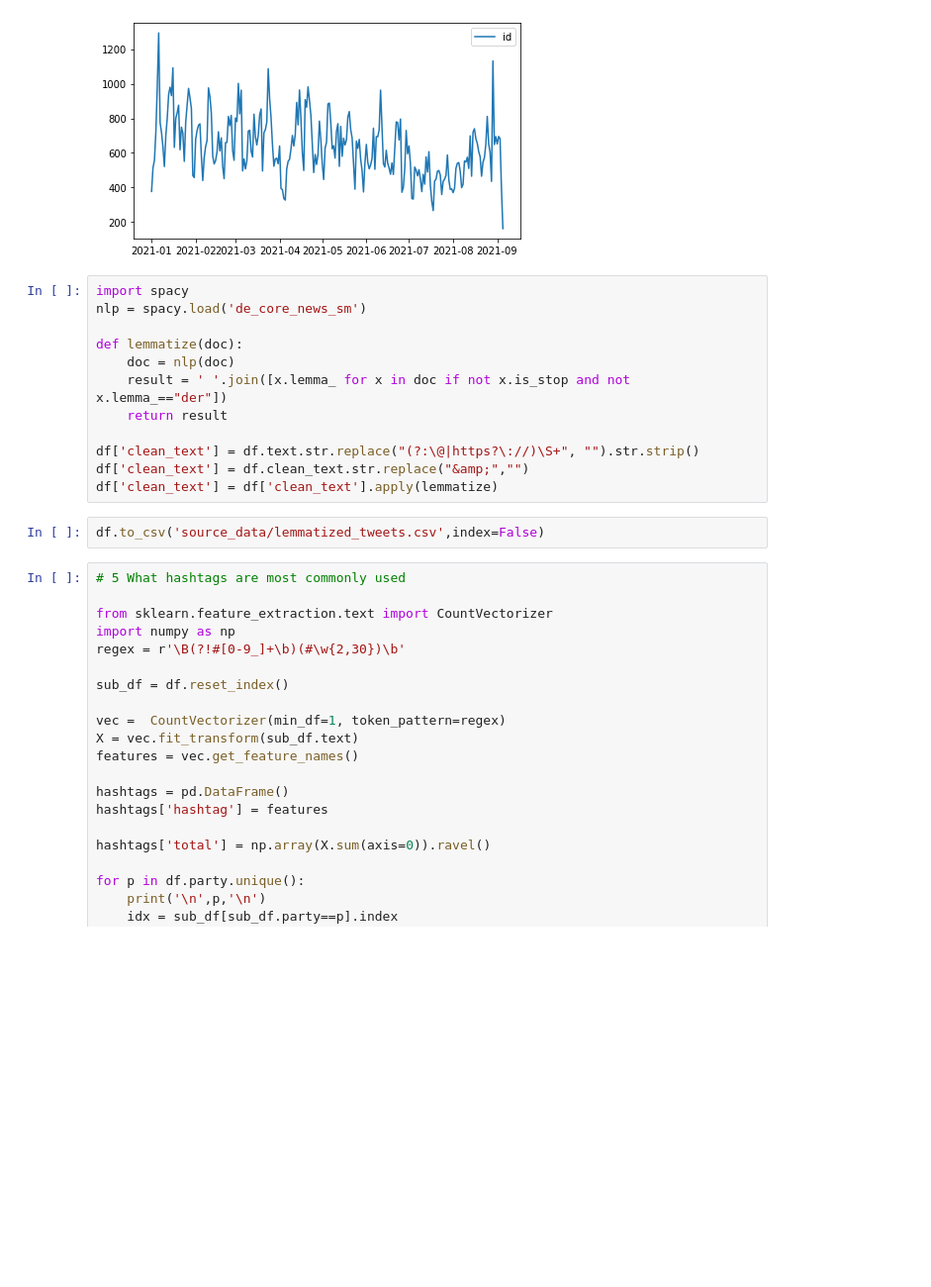
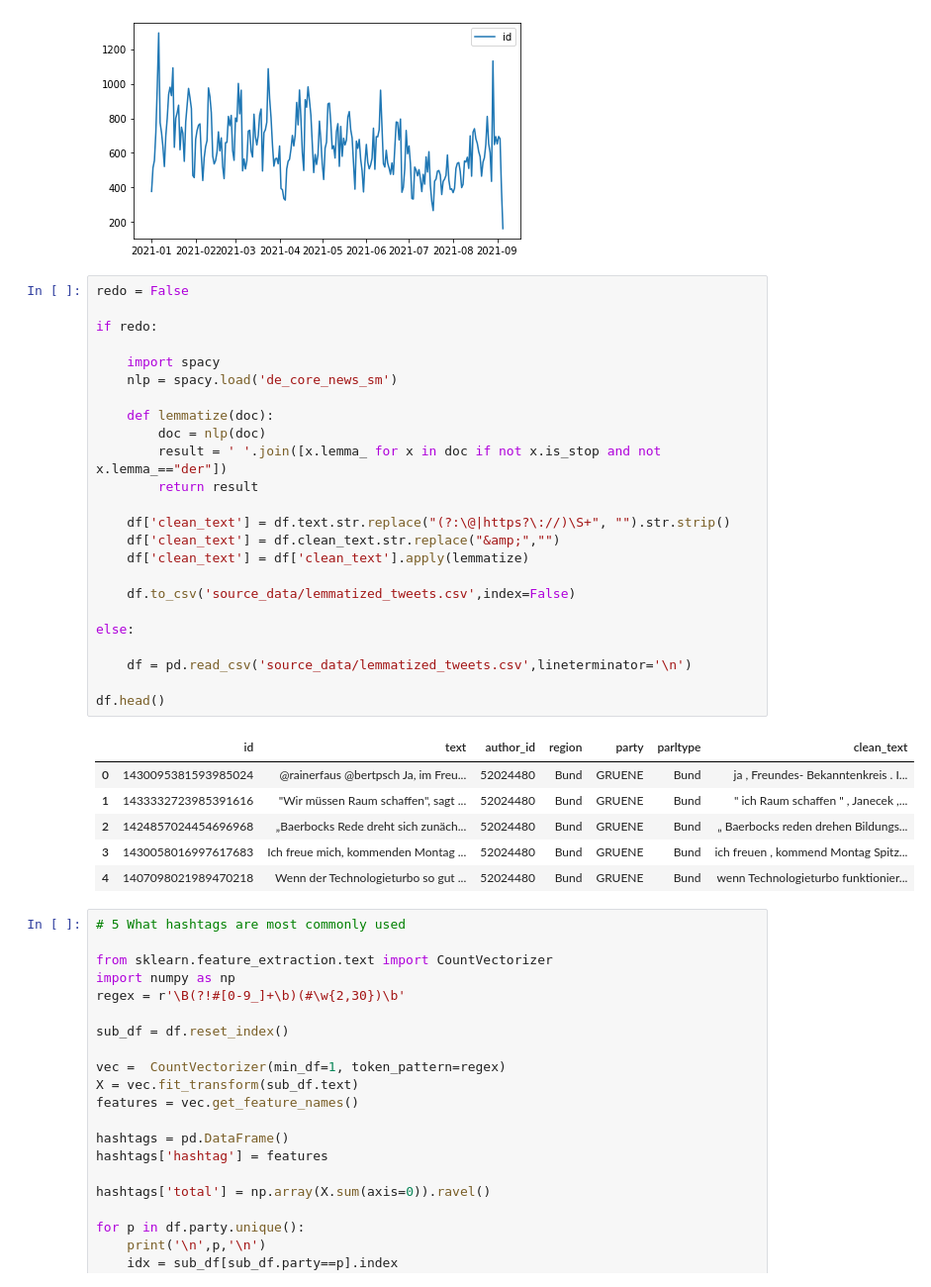
Before and after one commit to mcallaghan/ts-bundestag-tweets, a Jupyter notebook: Topics/fg_ht_themes.ipynb, the cells around one changed output. Shown: that part at 99% size. Saved outputs shown, nothing was run; the diff lists cells and outputs as text; blank space fills up the shorter version.

```diff
--- a/Topics/fg_ht_themes.ipynb
+++ b/Topics/fg_ht_themes.ipynb
@@ -78,19 +78,36 @@ counts.plot(ax=ax)
 <matplotlib.axes._subplots.AxesSubplot at 0x...>
 [figure]
 # %%
-import spacy
-nlp = spacy.load('de_core_news_sm')
+redo = False
 
-def lemmatize(doc):
-    doc = nlp(doc)
-    result = ' '.join([x.lemma_ for x in doc if not x.is_stop and not x.lemma_=="der"])
-    return result
+if redo:
 
-df['clean_text'] = df.text.str.replace("(?:\@|https?\://)\S+", "").str.strip()
-df['clean_text'] = df.clean_text.str.replace("&amp;","")
-df['clean_text'] = df['clean_text'].apply(lemmatize)
+    import spacy
+    nlp = spacy.load('de_core_news_sm')
+
+    def lemmatize(doc):
+        doc = nlp(doc)
+        result = ' '.join([x.lemma_ for x in doc if not x.is_stop and not x.lemma_=="der"])
+        return result
+
+    df['clean_text'] = df.text.str.replace("(?:\@|https?\://)\S+", "").str.strip()
+    df['clean_text'] = df.clean_text.str.replace("&amp;","")
+    df['clean_text'] = df['clean_text'].apply(lemmatize)
+
+    df.to_csv('source_data/lemmatized_tweets.csv',index=False)
+
+else:
+
+    df = pd.read_csv('source_data/lemmatized_tweets.csv',lineterminator='\n')
+
+df.head()
+# %% [output]
+|  | id | text | author_id | region | party | parltype | clean_text |
+| 0 | 1430095381593985024 | @rainerfaus @bertpsch Ja, im Freu... | 52024480 | Bund | GRUENE | Bund | ja , Freundes- Bekanntenkreis . I... |
+| 1 | 1433332723985391616 | "Wir müssen Raum schaffen", sagt ... | 52024480 | Bund | GRUENE | Bund | " ich Raum schaffen " , Janecek ,... |
+| 2 | 1424857024454696968 | „Baerbocks Rede dreht sich zunäch... | 52024480 | Bund | GRUENE | Bund | „ Baerbocks reden drehen Bildungs... |
+| 3 | 1430058016997617683 | Ich freue mich, kommenden Montag ... | 52024480 | Bund | GRUENE | Bund | ich freuen , kommend Montag Spitz... |
+| 4 | 1407098021989470218 | Wenn der Technologieturbo so gut ... | 52024480 | Bund | GRUENE | Bund | wenn Technologieturbo funktionier... |
-# %%
-df.to_csv('source_data/lemmatized_tweets.csv',index=False)
 # %%
 # 5 What hashtags are most commonly used
 
```
Also changed, not shown: parts of 3 cells of this notebook, 2 other files.
